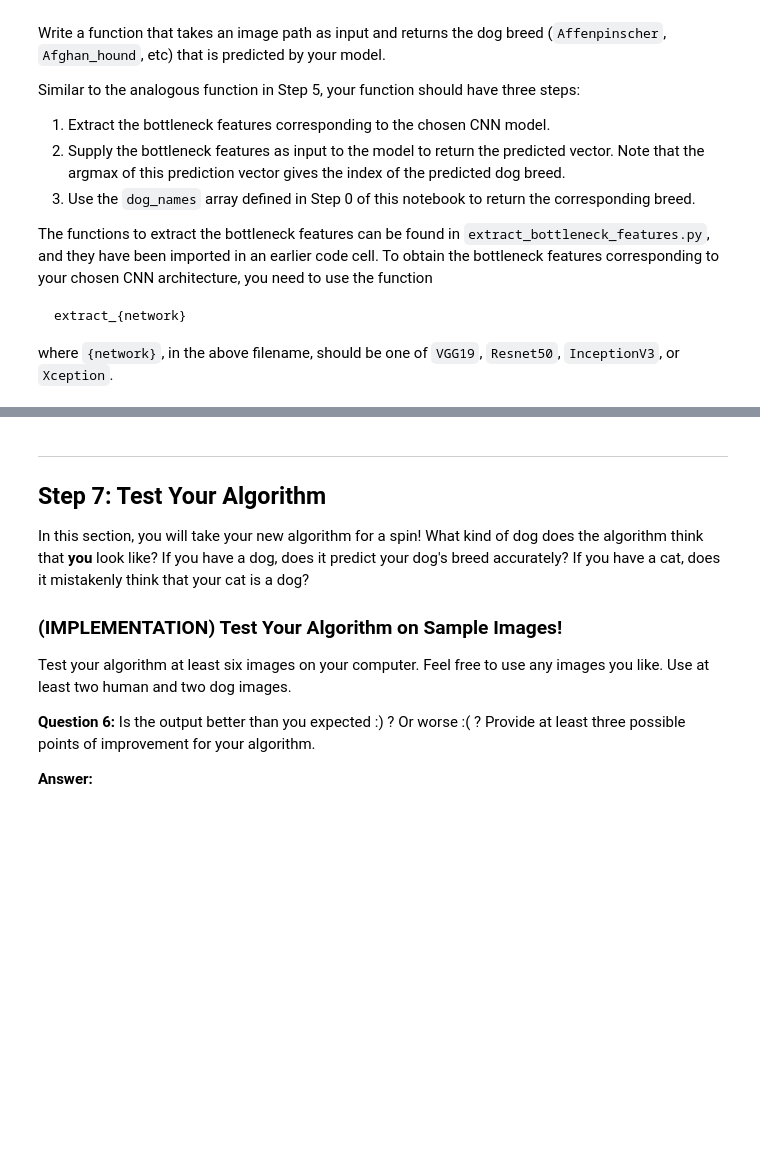
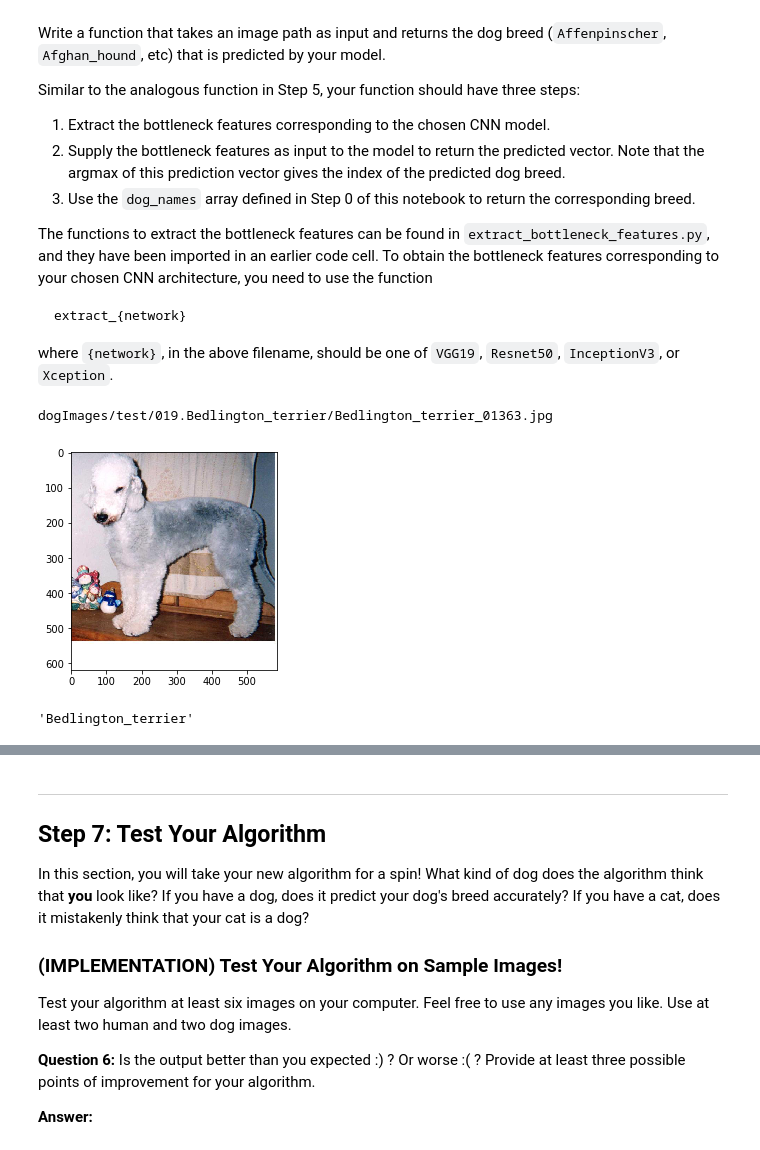
Before and after one commit to dhanushanthp/dog-project, a Jupyter notebook: dog_app.ipynb, the cells around one changed output, grey strips where cells are left out. Drawn from its saved outputs; the diff is of its cells as text; code cells hidden in the pictures; blank space fills up the shorter version.

```diff
--- a/dog_app.ipynb
+++ b/dog_app.ipynb
@@ -774,3 +780,18 @@ where `{network}`, in the above filename, should be one of `VGG19`, `Resnet50`,
+# %%
+image_path = test_files[3]
+# %%
+print(image_path)
+from matplotlib import pyplot as plt
+img = plt.imread(image_path)
+plt.imshow(img)
+plt.show()
+# %% [output]
+dogImages/test/019.Bedlington_terrier/Bedlington_terrier_01363.jpg
+[figure, added]
+# %%
+predict_breed(image_path)
+# %% [output]
+'Bedlington_terrier'
 # %% [markdown]
 ---
 <a id='step6'></a>
```
Also changed, not shown: parts of 12 cells of this notebook.
